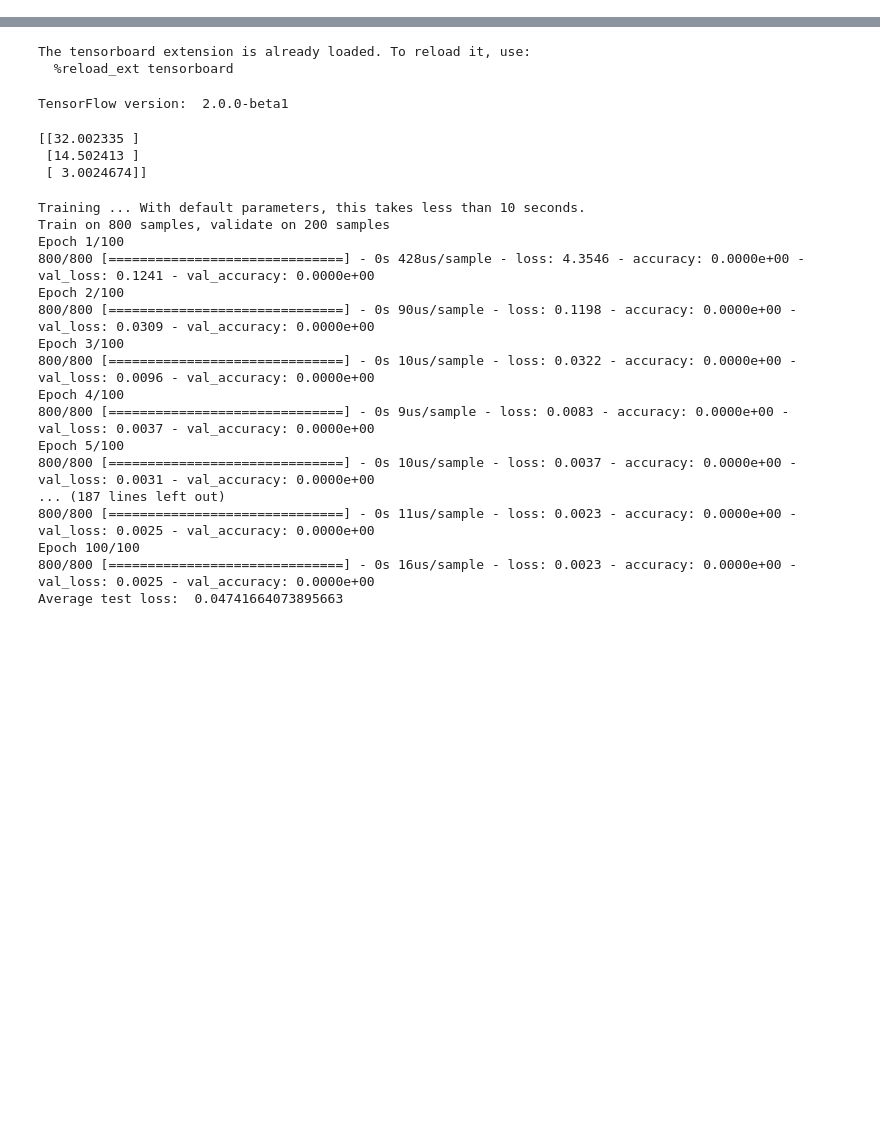
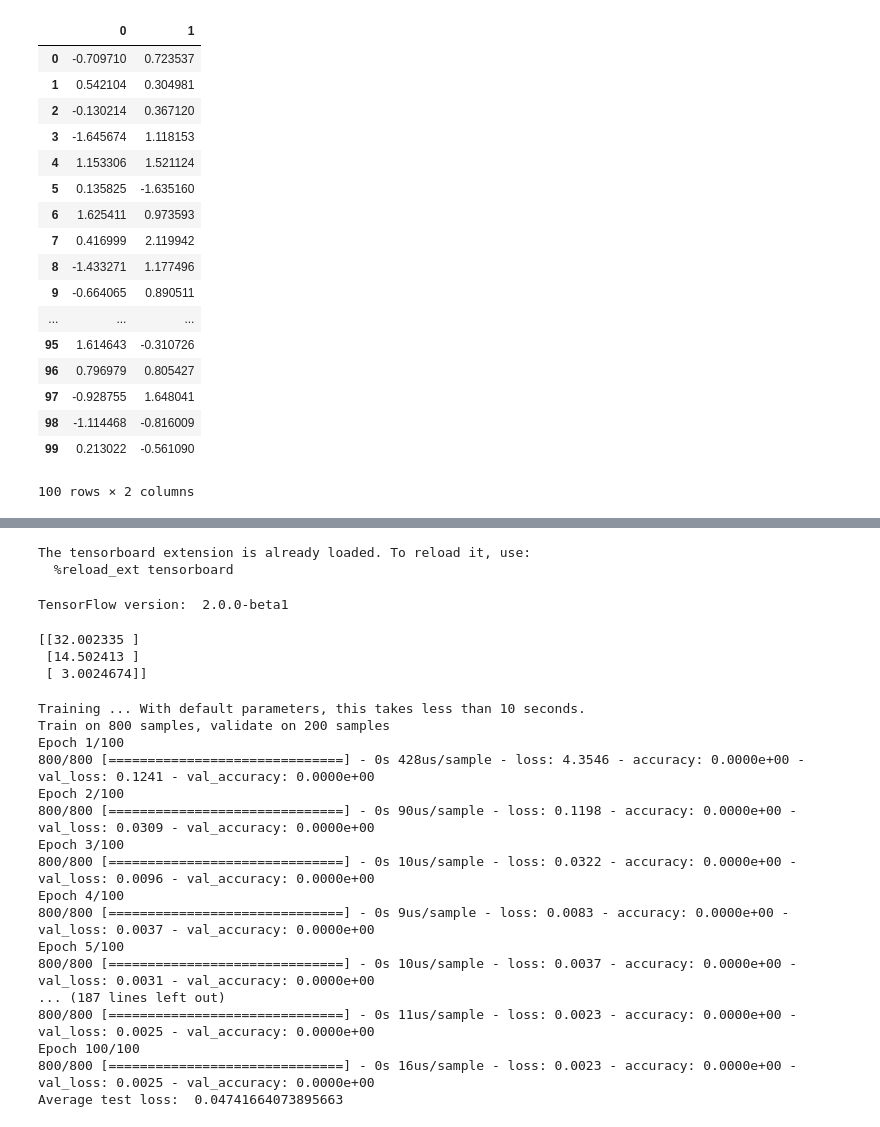
Before and after one commit to rbudnar/Capstone-project, a Jupyter notebook: TB test.ipynb, the cells around one changed output, grey strips where cells are left out. Drawn from its saved outputs; the diff is of its cells as text; code cells hidden in the pictures; blank space fills up the shorter version.

```diff
--- a/TB test.ipynb
+++ b/TB test.ipynb
@@ -0,0 +4,22 @@
+# %%
+df = pd.DataFrame(np.random.randn(100, 2))
+display(df)
+# %% [output]
+|  | 0 | 1 |
+| 0 | -0.709710 | 0.723537 |
+| 1 | 0.542104 | 0.304981 |
+| 2 | -0.130214 | 0.367120 |
+| 3 | -1.645674 | 1.118153 |
+| 4 | 1.153306 | 1.521124 |
+| 5 | 0.135825 | -1.635160 |
+| 6 | 1.625411 | 0.973593 |
+| 7 | 0.416999 | 2.119942 |
+| 8 | -1.433271 | 1.177496 |
+| 9 | -0.664065 | 0.890511 |
+| ... | ... | ... |
+| 95 | 1.614643 | -0.310726 |
+| 96 | 0.796979 | 0.805427 |
+| 97 | -0.928755 | 1.648041 |
+| 98 | -1.114468 | -0.816009 |
+| 99 | 0.213022 | -0.561090 |
+100 rows × 2 columns
```
Also changed, not shown: parts of 3 cells of this notebook, 10 other files.
